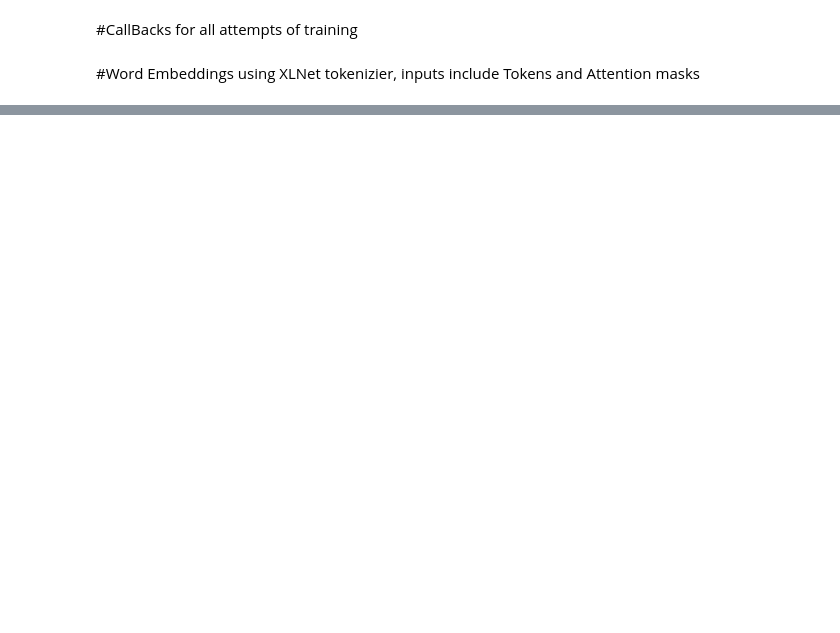
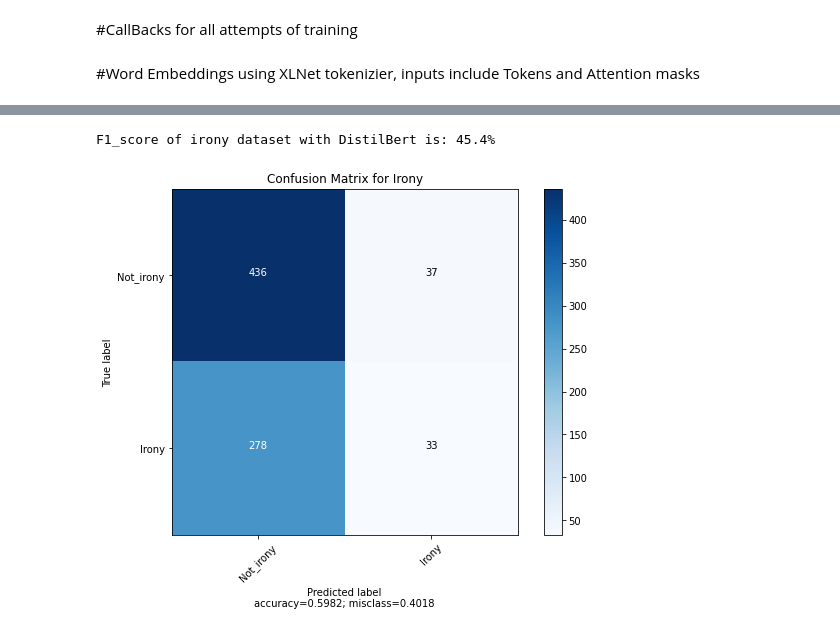
Before and after one commit to gibsonx/CE888, a Jupyter notebook: Assignment/Assignment_2.ipynb, the cells around one changed output, grey strips where cells are left out. Drawn from its saved outputs; the diff is of its cells as text; code cells hidden in the pictures; blank space fills up the shorter version.

```diff
--- a/Assignment/Assignment_2.ipynb
+++ b/Assignment/Assignment_2.ipynb
@@ -202,0 +294,2 @@ auc_plot_metrics(preds_hate, hate_dict_test.label);
+# %%
+XLNet_irony = create_model(xlnet_model)
@@ -202,0 +299,2 @@ auc_plot_metrics(preds_hate, hate_dict_test.label);
+# %%
+hist_xl_irony = XLNet_irony.fit(x=xl_irony_train_input, y=irony_dict_train.label, epochs=25, batch_size=16, validation_data=(xl_irony_val_input, irony_dict_val.label), callbacks=callbacks)
@@ -202,0 +309,2 @@ auc_plot_metrics(preds_hate, hate_dict_test.label);
+# %%
+preds_xl_irony = XLNet_irony.predict(xl_irony_test_input, verbose=True)
@@ -202,0 +315,9 @@ auc_plot_metrics(preds_hate, hate_dict_test.label);
+# %%
+irony_pred_xl_label = [i[0] for i in preds_xl_irony.round().astype(int)]
+cm = confusion_matrix(irony_dict_test.label,irony_pred_xl_label)
+f1_xl_irony = f1_score(irony_dict_test.label,irony_pred_xl_label,average='macro')
+print("F1_score of irony dataset with DistilBert is: %.1f%%" % round(f1_xl_irony * 100,1))
+plot_confusion_matrix(cm, normalize=False,target_names=['Not_irony', 'Irony'],title="Confusion Matrix for Irony")
+# %% [output]
+F1_score of irony dataset with DistilBert is: 45.4%
+[figure, added]
```
Also changed, not shown: parts of 30 cells of this notebook.
